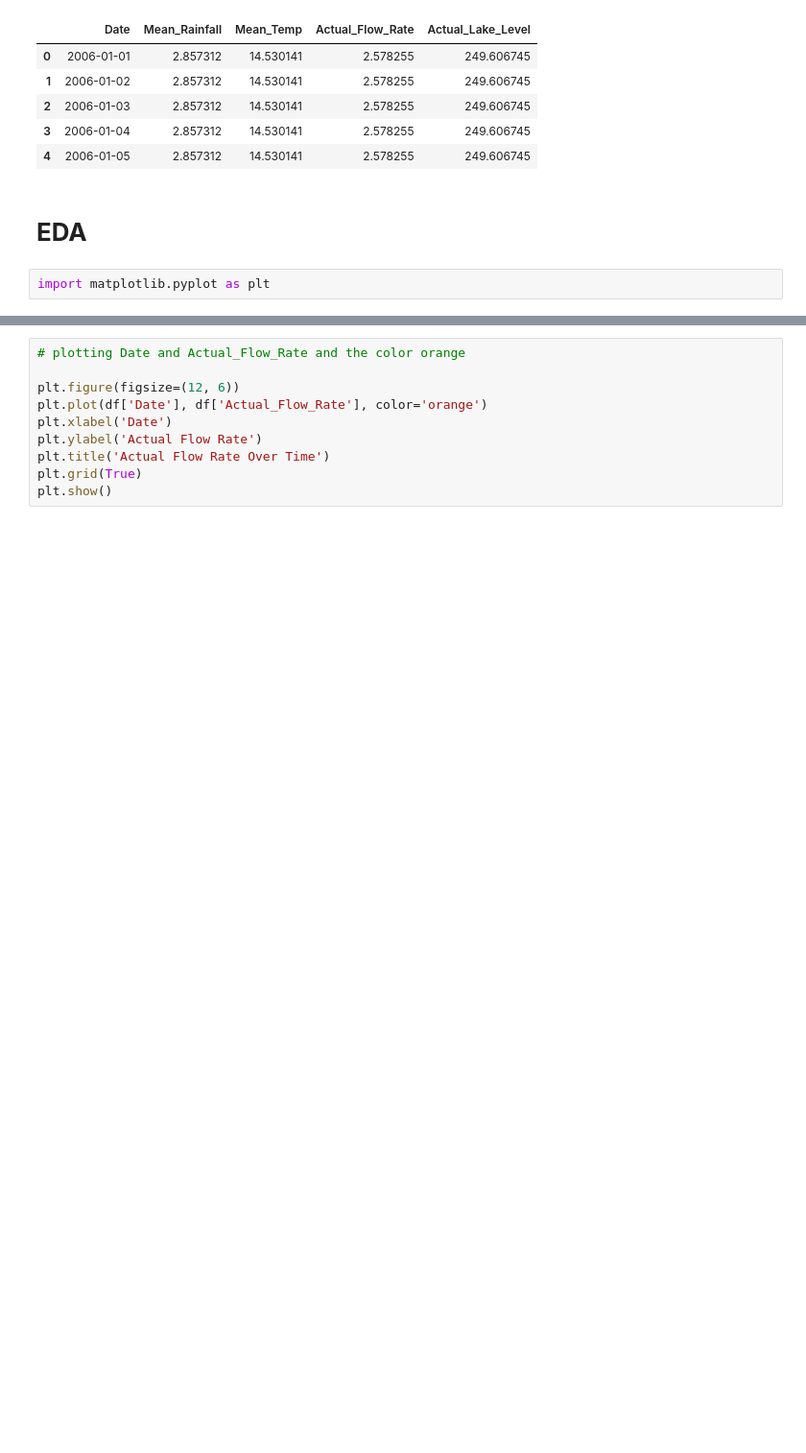
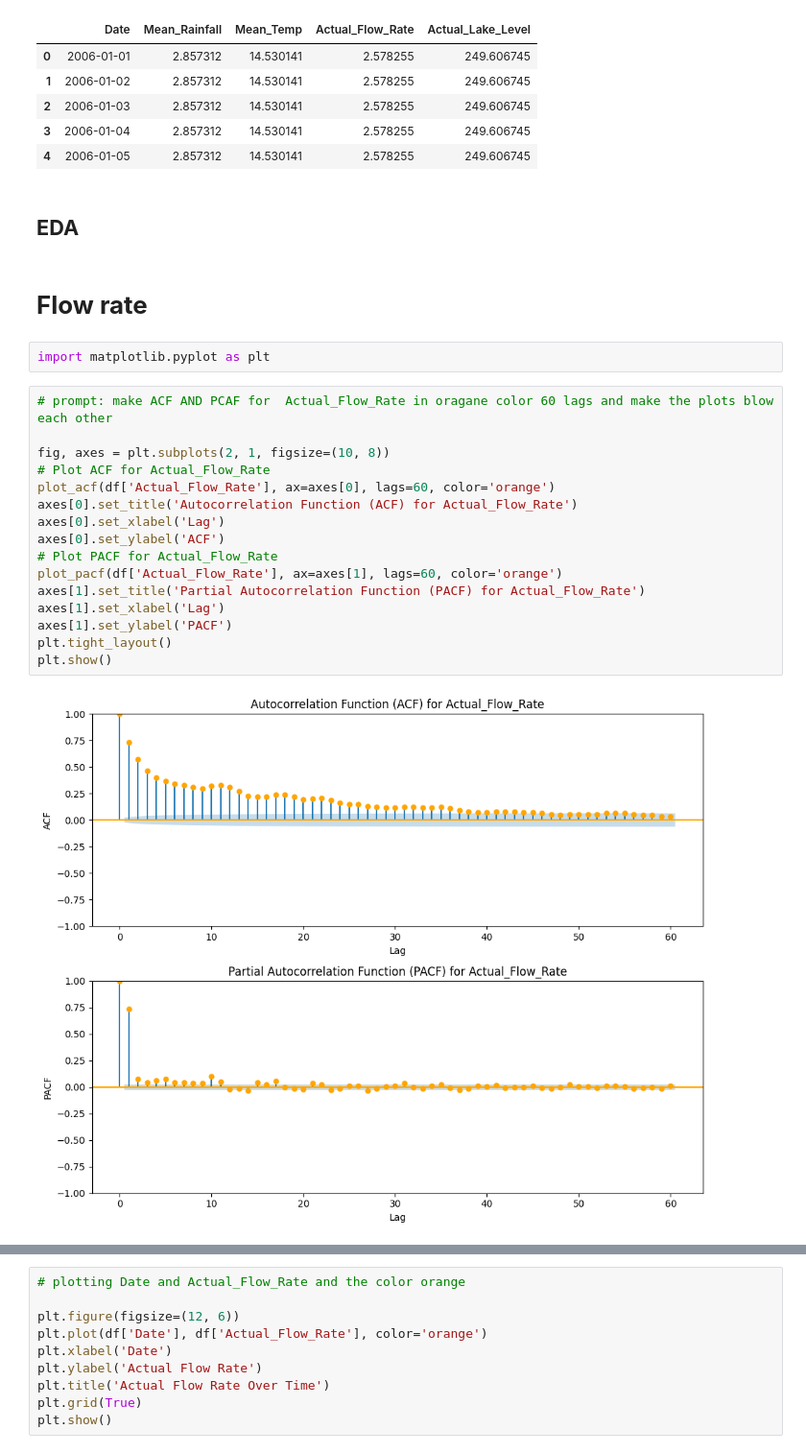
Before and after one commit to MohamamdAghaei/Acea-Smart-Water-Analytics, a Jupyter notebook: Big_Data_project_Water_Analytics.ipynb, the cells around one changed output, grey strips where cells are left out. Shown at 96% size. Cells and saved outputs as stored; diff of their text form; blank space fills up the shorter version.

```diff
--- a/Big_Data_project_Water_Analytics.ipynb
+++ b/Big_Data_project_Water_Analytics.ipynb
@@ -73,6 +73,26 @@ df.head()
 | 3 | 2006-01-04 | 2.857312 | 14.530141 | 2.578255 | 249.606745 |
 | 4 | 2006-01-05 | 2.857312 | 14.530141 | 2.578255 | 249.606745 |
 # %% [markdown]
-# **EDA**
+## **EDA**
+# %% [markdown]
+# **Flow rate**
 # %%
 import matplotlib.pyplot as plt
+# %%
+# prompt: make ACF AND PCAF for  Actual_Flow_Rate in oragane color 60 lags and make the plots blow each other
+
+fig, axes = plt.subplots(2, 1, figsize=(10, 8))
+# Plot ACF for Actual_Flow_Rate
+plot_acf(df['Actual_Flow_Rate'], ax=axes[0], lags=60, color='orange')
+axes[0].set_title('Autocorrelation Function (ACF) for Actual_Flow_Rate')
+axes[0].set_xlabel('Lag')
+axes[0].set_ylabel('ACF')
+# Plot PACF for Actual_Flow_Rate
+plot_pacf(df['Actual_Flow_Rate'], ax=axes[1], lags=60, color='orange')
+axes[1].set_title('Partial Autocorrelation Function (PACF) for Actual_Flow_Rate')
+axes[1].set_xlabel('Lag')
+axes[1].set_ylabel('PACF')
+plt.tight_layout()
+plt.show()
+# %% [output]
+[figure, added]
```
Also changed, not shown: parts of 4 cells of this notebook.
